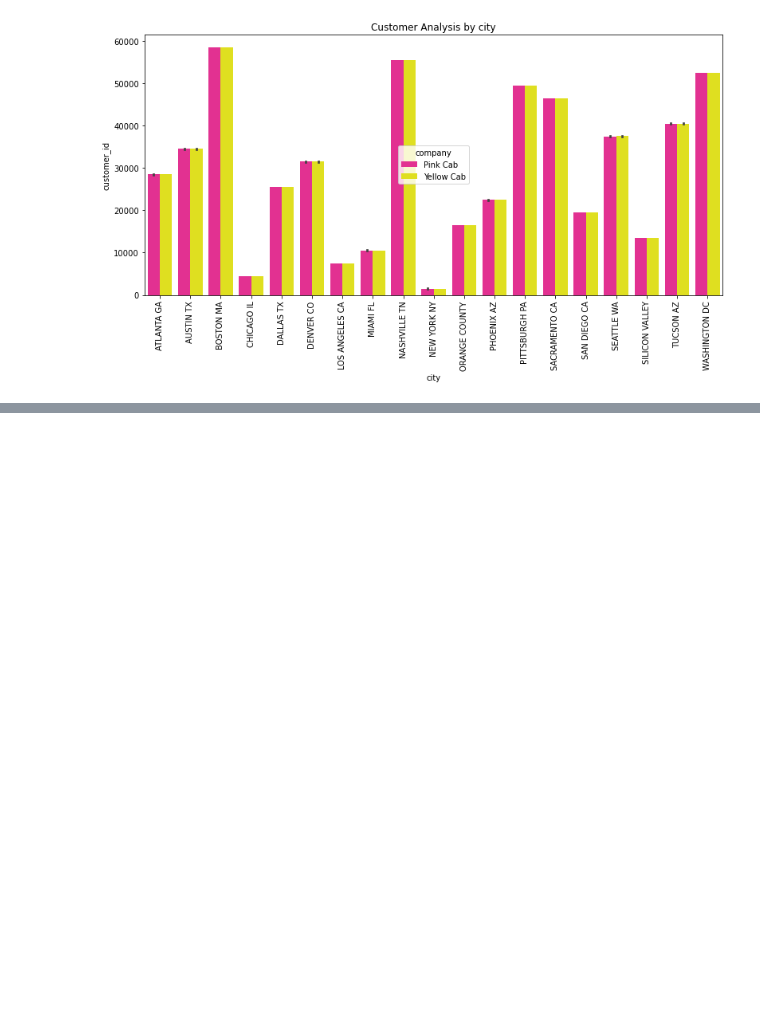
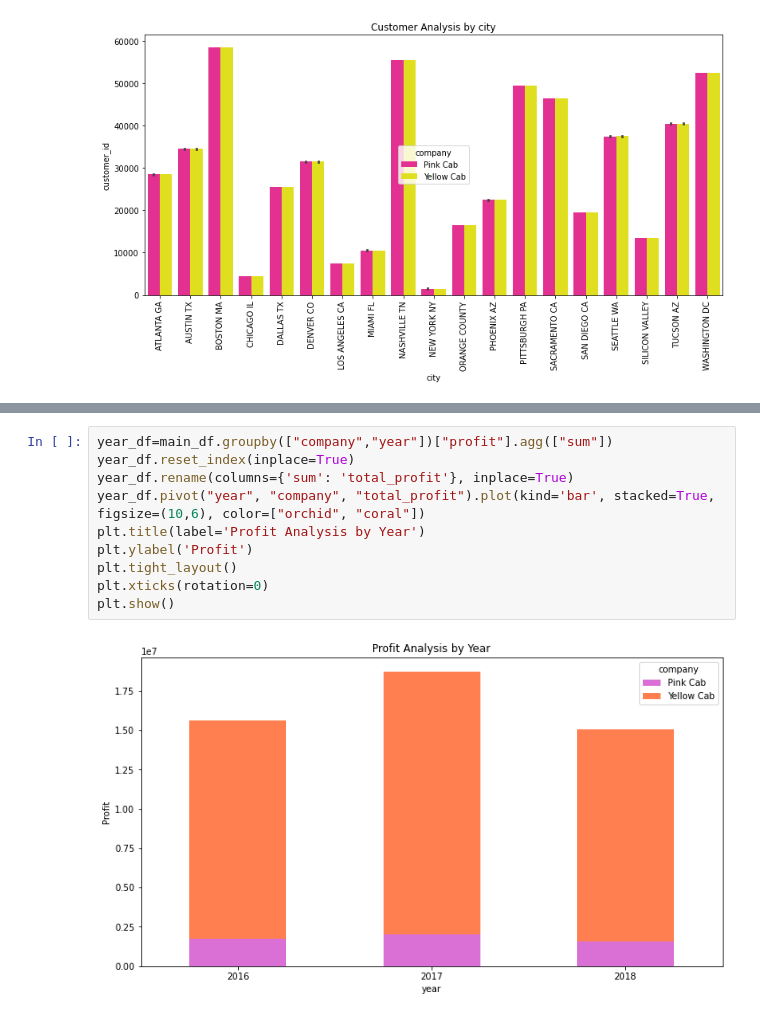
Before and after one commit to Soniyasunny1/DataSets, a Jupyter notebook: final_SoniyaSunny.ipynb, the cells around one changed output, grey strips where cells are left out. Drawn from its saved outputs; the diff is of its cells as text; blank space fills up the shorter version.

```diff
--- a/final_SoniyaSunny.ipynb
+++ b/final_SoniyaSunny.ipynb
@@ -472,0 +484,12 @@ plt.show()
+# %%
+year_df=main_df.groupby(["company","year"])["profit"].agg(["sum"])
+year_df.reset_index(inplace=True)
+year_df.rename(columns={'sum': 'total_profit'}, inplace=True)
+year_df.pivot("year", "company", "total_profit").plot(kind='bar', stacked=True, figsize=(10,6), color=["orchid", "coral"])
+plt.title(label='Profit Analysis by Year')
+plt.ylabel('Profit')
+plt.tight_layout()
+plt.xticks(rotation=0)
+plt.show()
+# %% [output]
+[figure, added]
```
Also changed, not shown: parts of 5 cells of this notebook.
